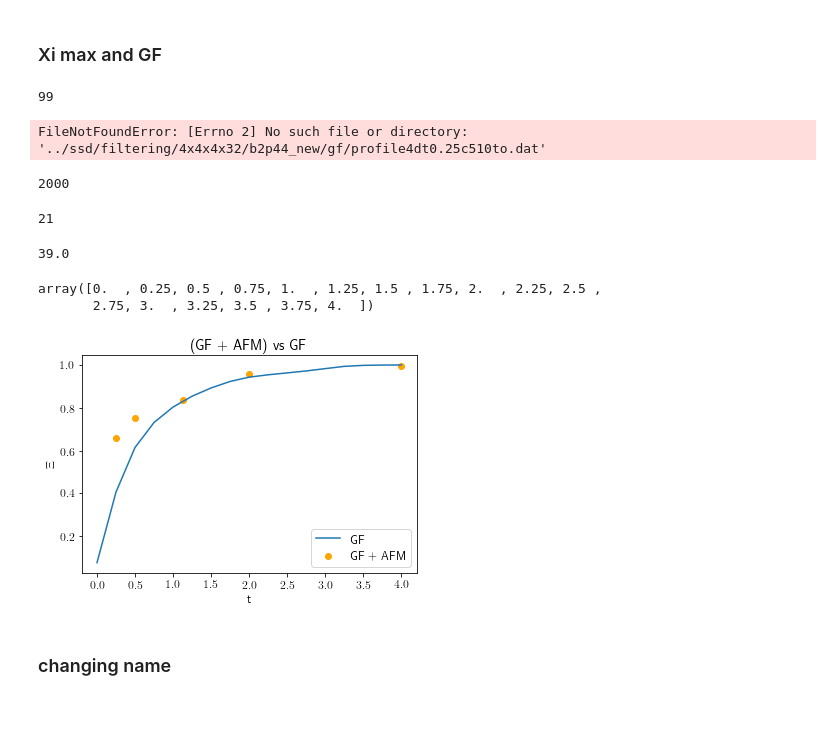
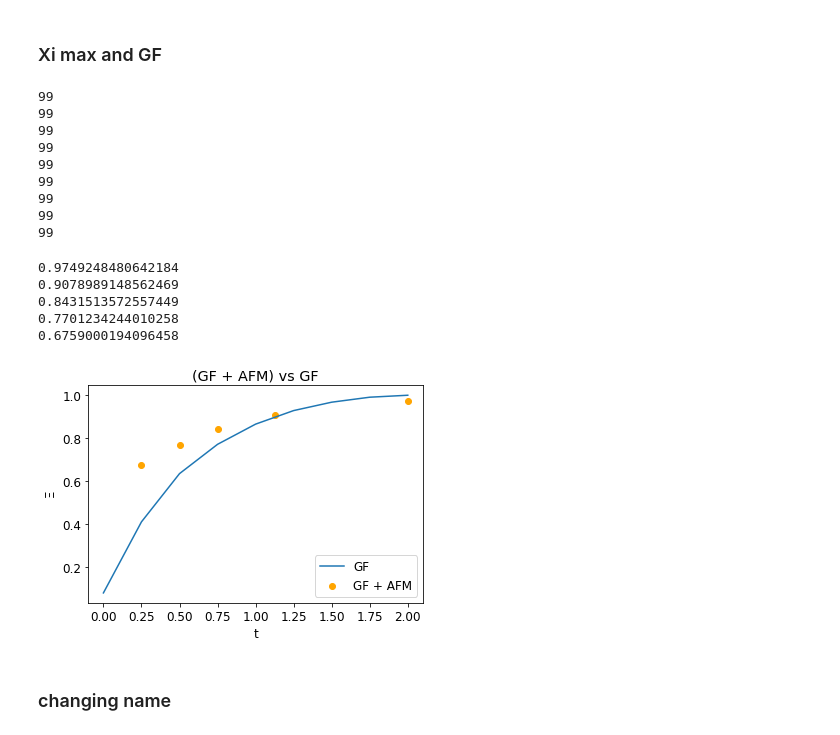
Before and after one commit to Ivan-Soler/AFM, a Jupyter notebook: main.ipynb, the cells around one changed output. Drawn from its saved outputs; the diff is of its cells as text; code cells hidden in the pictures.

```diff
--- a/main.ipynb
+++ b/main.ipynb
@@ -87,7 +87,7 @@ for observable in ("GM", "RPO"):
 # %%
 importlib.reload(Compare)
 importlib.reload(analyzer)
-folder=folder="../ssd/filtering/4x4x4x32/b2p44_new/gf/"
+folder="../4x4x4x32/b2p44_new/gf/"
 conf_start=10
 conf_end=1000
 conf_step=10
@@ -99,7 +99,14 @@ RPO_trehsold=0.175
 GM_GF=Compare.GF_vs_GF(folder, configurations, t_start, t_end, t_step,RPO_trehsold)
 # %% [output]
 99
+99
+99
+99
+99
+99
+99
+99
+99
-FileNotFoundError: [Errno 2] No such file or directory: '../ssd/filtering/4x4x4x32/b2p44_new/gf/profile4dt0.25c510to.dat'
 # %%
 def Xi_max(data,susy_max):
     maximum=0
@@ -115,45 +123,33 @@ def find_max(folder,measure,observable):
     return(maximum)
-# %%
-20*100
-# %% [output]
-2000
-# %%
-682-661
-# %% [output]
-21
-# %%
-(1480-661)/21
-# %% [output]
-39.0
-# %%
-data[1]
-# %% [output]
-array([0.  , 0.25, 0.5 , 0.75, 1.  , 1.25, 1.5 , 1.75, 2.  , 2.25, 2.5 ,
-       2.75, 3.  , 3.25, 3.5 , 3.75, 4.  ])
 # %%
 observable="GM"
-folder="../4x4x4x32/b2p44_new/two_thresholds/"
+folder="../4x4x4x32/b2p44_new/two_thresholds_1000c_2t/"
 maximum=np.zeros((5))
 t=0
-for measure in ("gf_afm/", "gf_afm_2p0t/", "gf_afm_1p125t/", "gf_afm_0p5t/", "gf_afm_0p25t/"):
+for measure in ("gf_afm_2p0t/", "gf_afm_1p125t/", "gf_afm_0p75t/","gf_afm_0p5t/", "gf_afm_0p25t/"):
     maximum[t]=find_max(folder,measure,observable)
     t+=1
-t=[4,2,1.125,0.5,0.25]
+t=[2,1.125,0.75,0.5,0.25]
 
 folder="../4x4x4x32/b2p44_new/"
 measure="gf/"
 observable="GM"
 data=np.loadtxt(folder+measure+observable+".txt")
 plt.xlabel("t")
 plt.ylabel(r'$\Xi$')
 plt.rcParams.update({'font.size': 12})
 plt.title('(GF + AFM) vs GF')
 plt.plot(data[1],data[0], label="GF")
 plt.scatter(t,maximum, color="orange", label="GF + AFM")
 plt.legend(loc="lower right")
-plt.savefig(folder+"./GF_AFM.pdf")
+plt.savefig(folder+"./GF_AFM_2t.pdf")
 # %% [output]
+0.9749248480642184
+0.9078989148562469
+0.8431513572557449
+0.7701234244010258
+0.6759000194096458
-[figure, old version]
+[figure, new version]
 # %% [markdown]
 ### changing name
 # %%
```
Also changed, not shown: parts of 1 cell of this notebook, 1 other file.
